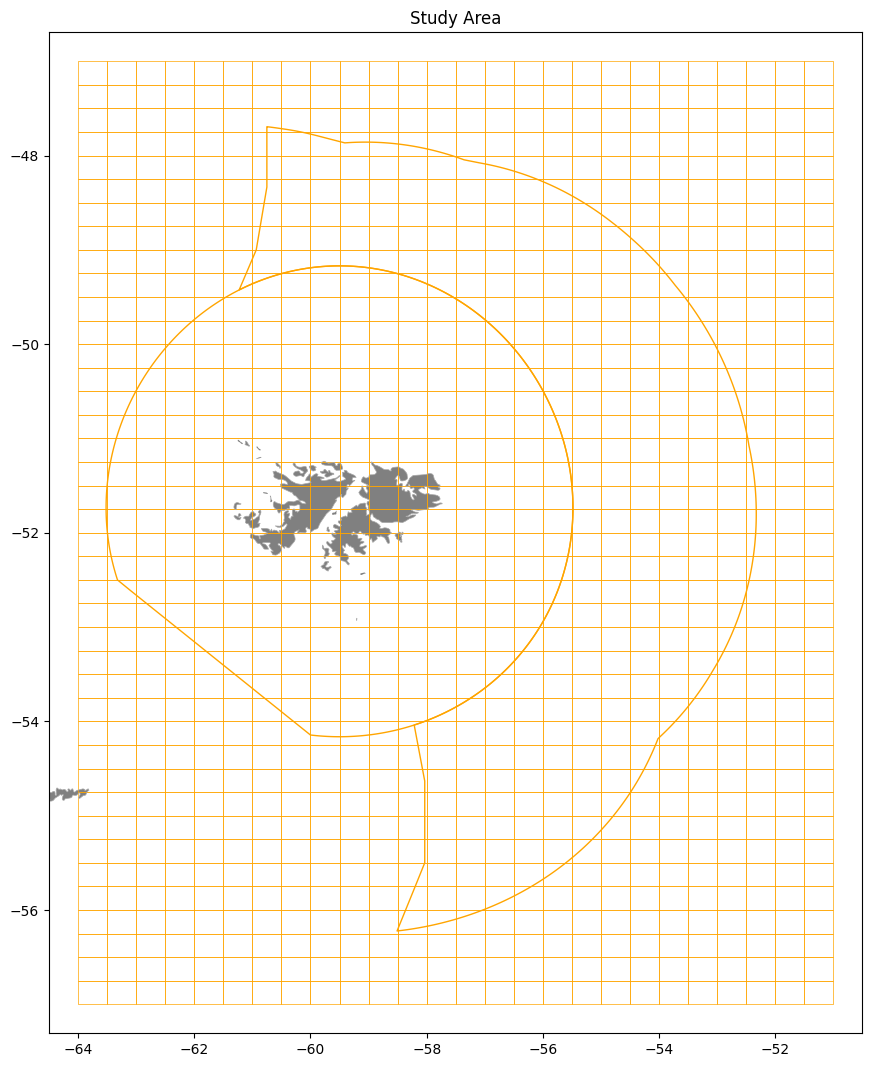
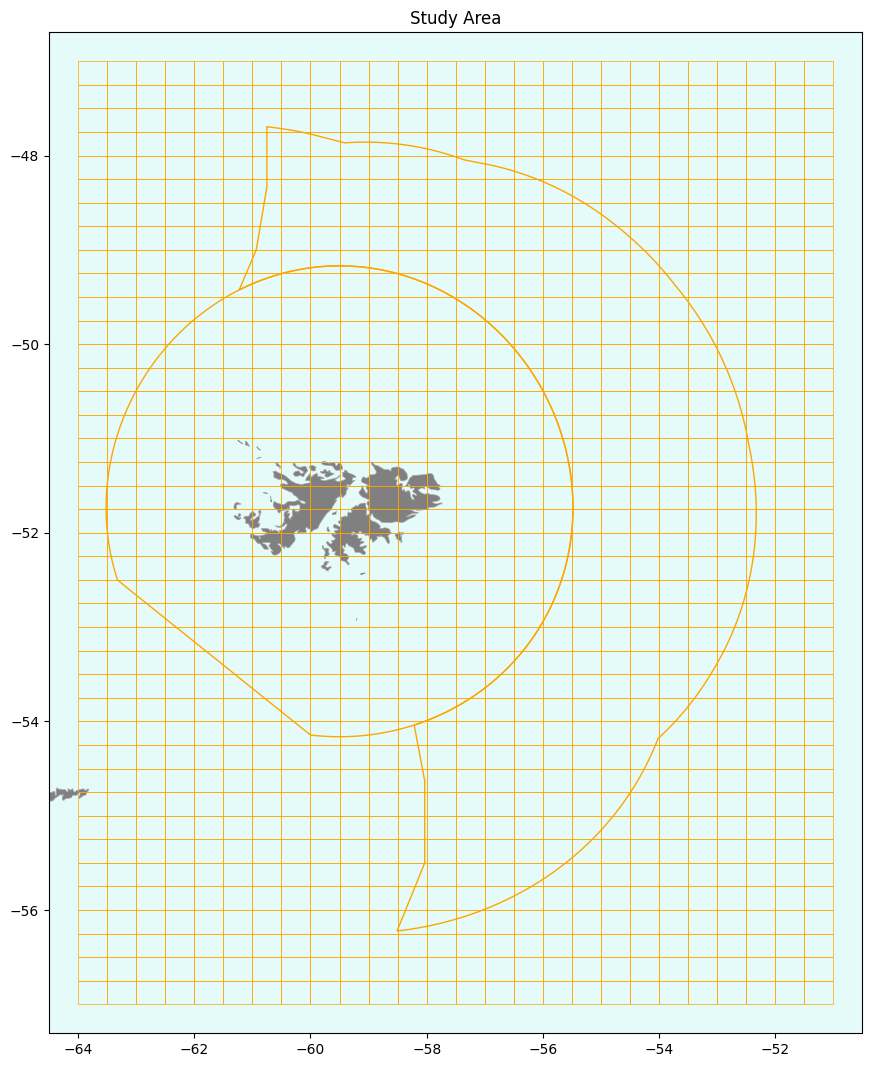
The change to this notebook cell's code, shown as a diff; its figure went from the first image to the second:
--- before
+++ after
@@ -8,4 +8,6 @@
 
 ax = land.plot(color="grey", edgecolor="none", figsize=(13, 13))
+
+ax.set_facecolor("#e5fbfa")
 
 coast.plot(ax=ax, color="darkgrey", linewidth=0.5)

Commit: Jupyter Notebooks